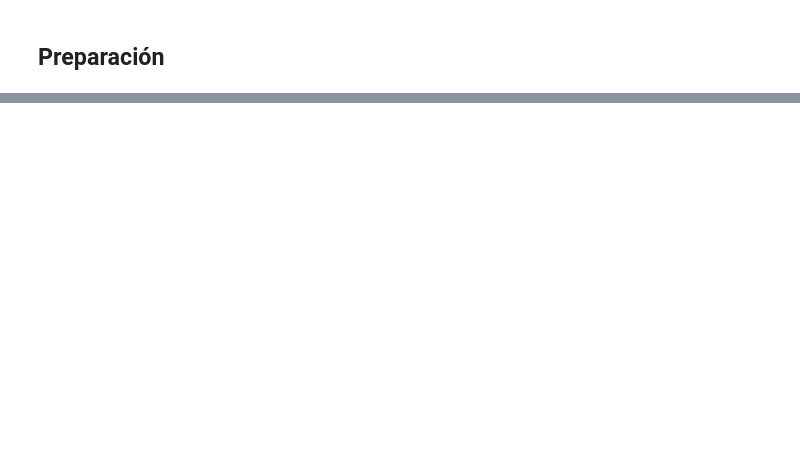
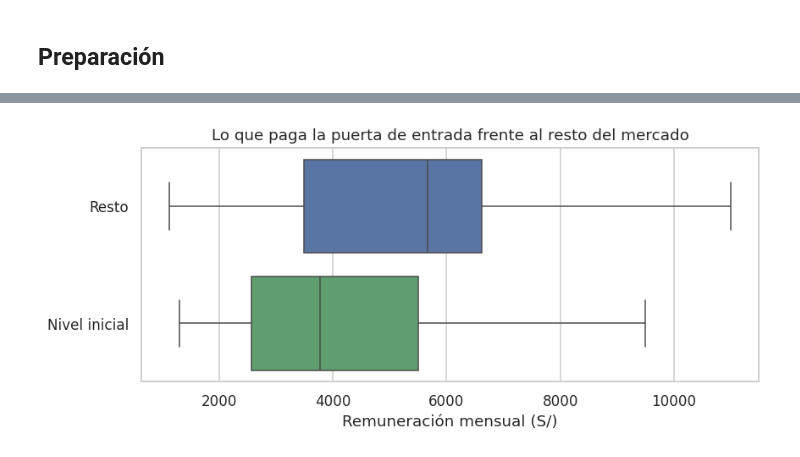
Before and after one commit to JaimeRamosT/Preprocesamiento-de-datos-y-Data-Analytics-Product, a Jupyter notebook: notebooks/05_analisis_exploratorio.ipynb, the cells around one changed output, grey strips where cells are left out. Cells and saved outputs as stored; diff of their text form; code cells hidden in the pictures; blank space fills up the shorter version.

```diff
--- a/notebooks/05_analisis_exploratorio.ipynb
+++ b/notebooks/05_analisis_exploratorio.ipynb
@@ -72,0 +132,13 @@ Responder a cada objetivo actualizado y reflexionar sobre las limitaciones del p
+# %%
+fig, ax = plt.subplots(figsize=(8, 3.6))
+sns.boxplot(data=df.assign(nivel=np.where(df["es_nivel_inicial"] == 1, "Nivel inicial", "Resto")),
+            x="remuneracion_pen", y="nivel", hue="nivel", legend=False,
+            palette={"Nivel inicial": VERDE, "Resto": AZUL}, showfliers=False, ax=ax)
+ax.set_xlabel("Remuneración mensual (S/)")
+ax.set_ylabel("")
+ax.set_title("Lo que paga la puerta de entrada frente al resto del mercado")
+plt.tight_layout()
+guardar_figura("05_nivel_inicial_vs_resto")
+plt.show()
+# %% [output]
+[figure, added]
```
Also changed, not shown: parts of 63 cells of this notebook.
